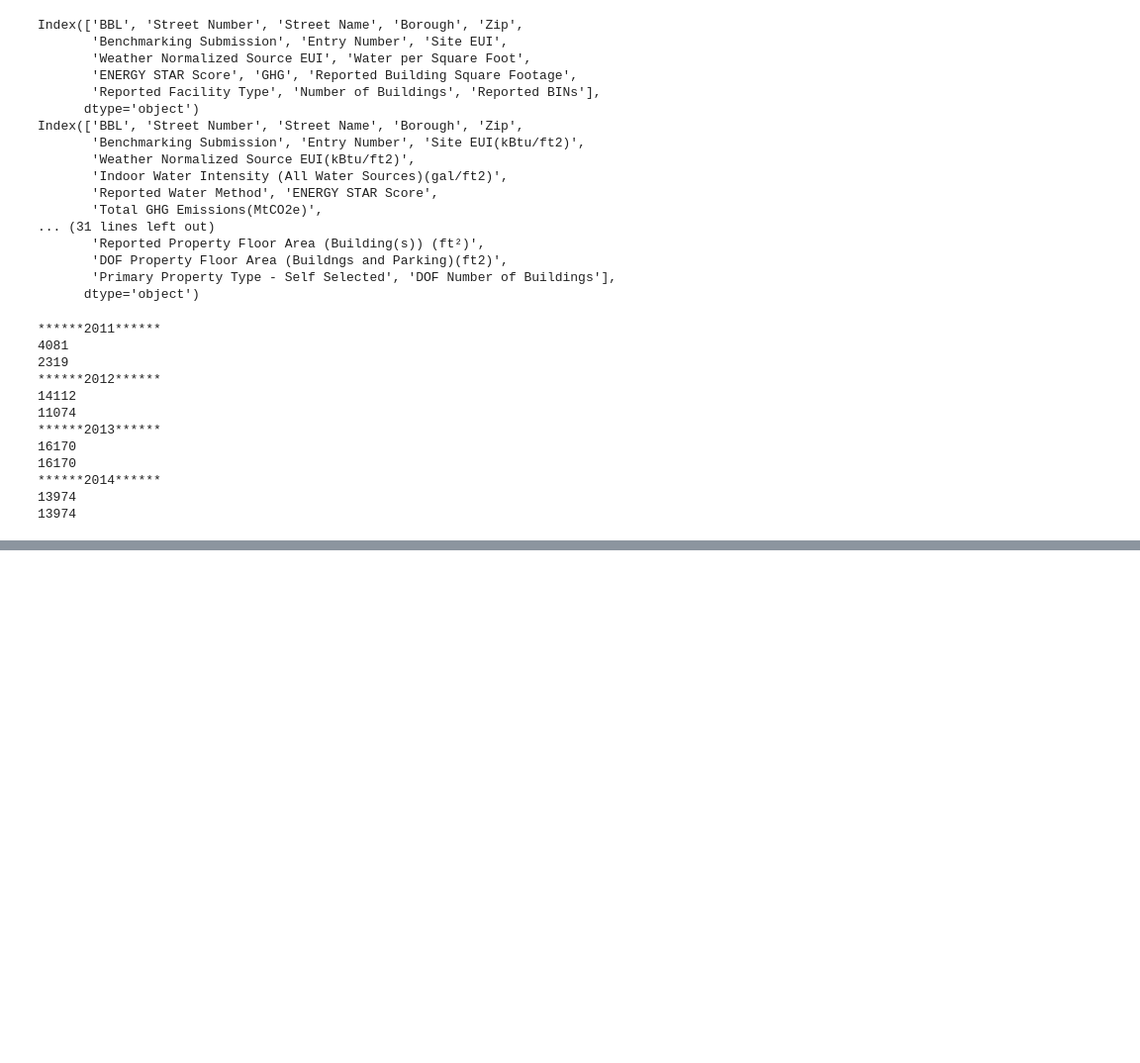
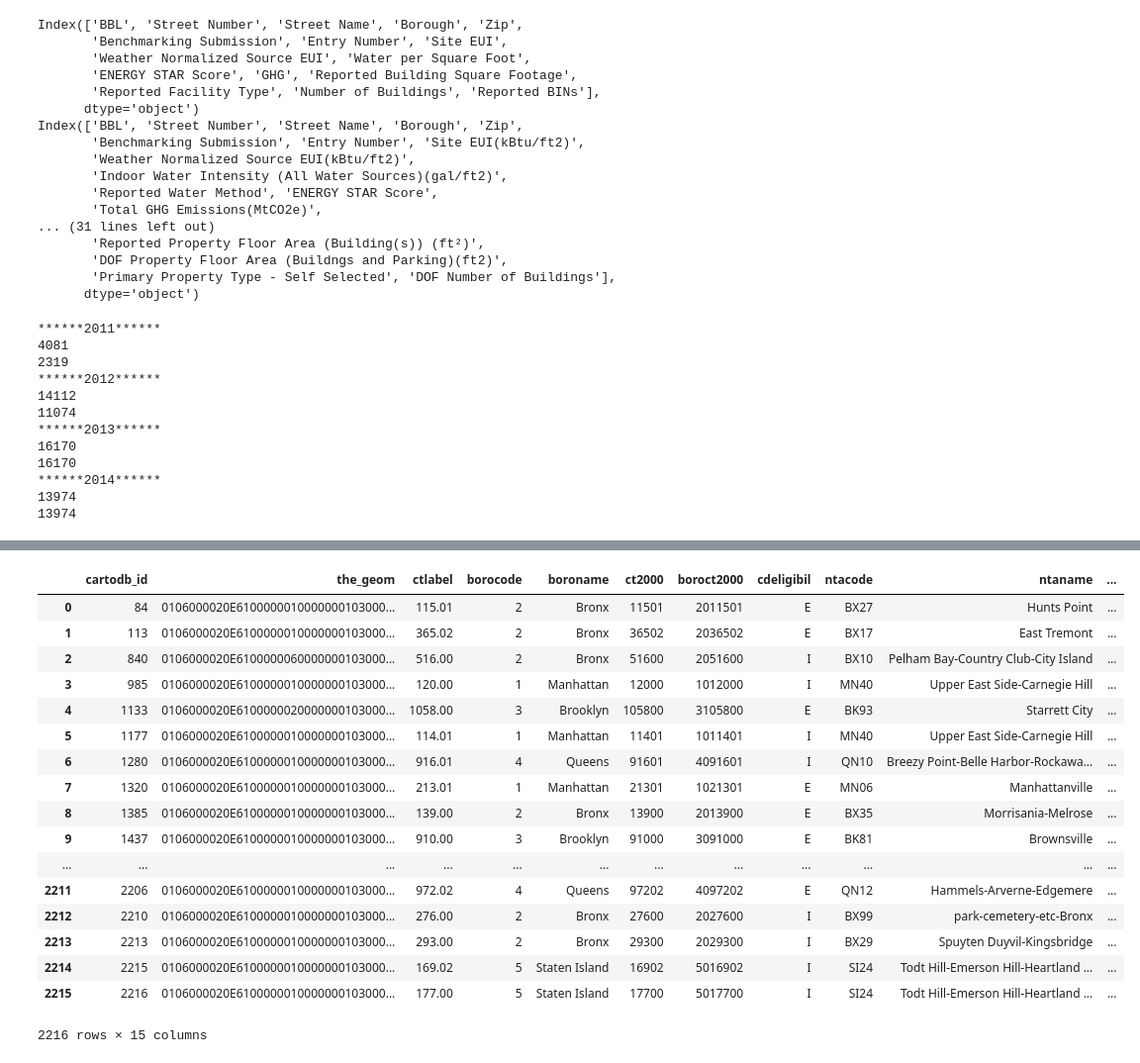
Before and after one commit to bilguun/nyc_building_energy, a Jupyter notebook: LL84.ipynb, the cells around one changed output, grey strips where cells are left out. Shown: that part at 99% size. Saved outputs shown, nothing was run; the diff lists cells and outputs as text; code cells hidden in the pictures; blank space fills up the shorter version.

```diff
--- a/LL84.ipynb
+++ b/LL84.ipynb
@@ -94,0 +339,2 @@ TypeError: unorderable types: float() > str()
+# %%
+income = pd.read_csv('income.csv')
@@ -94,0 +346,4 @@ TypeError: unorderable types: float() > str()
+# %%
+income.ctlabel = income.ctlabel.astype(float).astype(int)
+incomed = income[['ctlabel', 'median_household_income']].set_index('ctlabel').to_dict()
+incomed = incomed['median_household_income']
@@ -94,0 +666,21 @@ TypeError: unorderable types: float() > str()
+# %%
+income
+# %% [output]
+|  | cartodb_id | the_geom | ctlabel | borocode | boroname | ct2000 | boroct2000 | cdeligibil | ntacode | ntaname | ... |
+| 0 | 84 | 0106000020E6100000010000000103000... | 115.01 | 2 | Bronx | 11501 | 2011501 | E | BX27 | Hunts Point | ... |
+| 1 | 113 | 0106000020E6100000010000000103000... | 365.02 | 2 | Bronx | 36502 | 2036502 | E | BX17 | East Tremont | ... |
+| 2 | 840 | 0106000020E6100000060000000103000... | 516.00 | 2 | Bronx | 51600 | 2051600 | I | BX10 | Pelham Bay-Country Club-City Island | ... |
+| 3 | 985 | 0106000020E6100000010000000103000... | 120.00 | 1 | Manhattan | 12000 | 1012000 | I | MN40 | Upper East Side-Carnegie Hill | ... |
+| 4 | 1133 | 0106000020E6100000020000000103000... | 1058.00 | 3 | Brooklyn | 105800 | 3105800 | E | BK93 | Starrett City | ... |
+| 5 | 1177 | 0106000020E6100000010000000103000... | 114.01 | 1 | Manhattan | 11401 | 1011401 | I | MN40 | Upper East Side-Carnegie Hill | ... |
+| 6 | 1280 | 0106000020E6100000010000000103000... | 916.01 | 4 | Queens | 91601 | 4091601 | I | QN10 | Breezy Point-Belle Harbor-Rockawa... | ... |
+| 7 | 1320 | 0106000020E6100000010000000103000... | 213.01 | 1 | Manhattan | 21301 | 1021301 | E | MN06 | Manhattanville | ... |
+| 8 | 1385 | 0106000020E6100000010000000103000... | 139.00 | 2 | Bronx | 13900 | 2013900 | E | BX35 | Morrisania-Melrose | ... |
+| 9 | 1437 | 0106000020E6100000010000000103000... | 910.00 | 3 | Brooklyn | 91000 | 3091000 | E | BK81 | Brownsville | ... |
+| ... | ... | ... | ... | ... | ... | ... | ... | ... | ... | ... | ... |
+| 2211 | 2206 | 0106000020E6100000010000000103000... | 972.02 | 4 | Queens | 97202 | 4097202 | E | QN12 | Hammels-Arverne-Edgemere | ... |
+| 2212 | 2210 | 0106000020E6100000010000000103000... | 276.00 | 2 | Bronx | 27600 | 2027600 | I | BX99 | park-cemetery-etc-Bronx | ... |
+| 2213 | 2213 | 0106000020E6100000010000000103000... | 293.00 | 2 | Bronx | 29300 | 2029300 | I | BX29 | Spuyten Duyvil-Kingsbridge | ... |
+| 2214 | 2215 | 0106000020E6100000010000000103000... | 169.02 | 5 | Staten Island | 16902 | 5016902 | I | SI24 | Todt Hill-Emerson Hill-Heartland ... | ... |
+| 2215 | 2216 | 0106000020E6100000010000000103000... | 177.00 | 5 | Staten Island | 17700 | 5017700 | I | SI24 | Todt Hill-Emerson Hill-Heartland ... | ... |
+2216 rows × 15 columns
```
Also changed, not shown: parts of 66 cells of this notebook.
